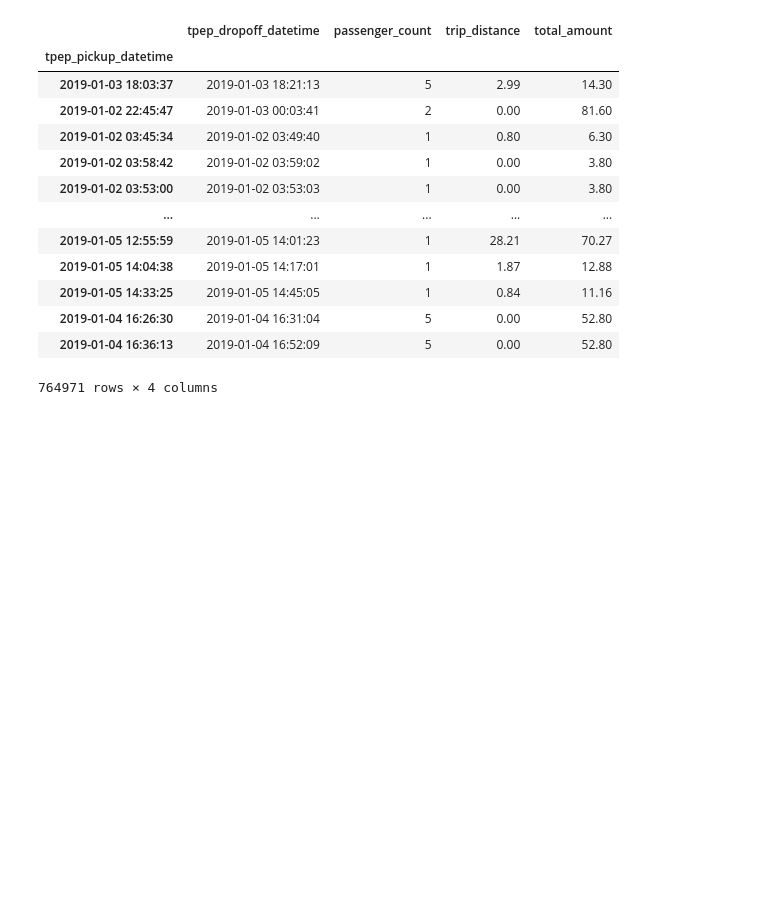
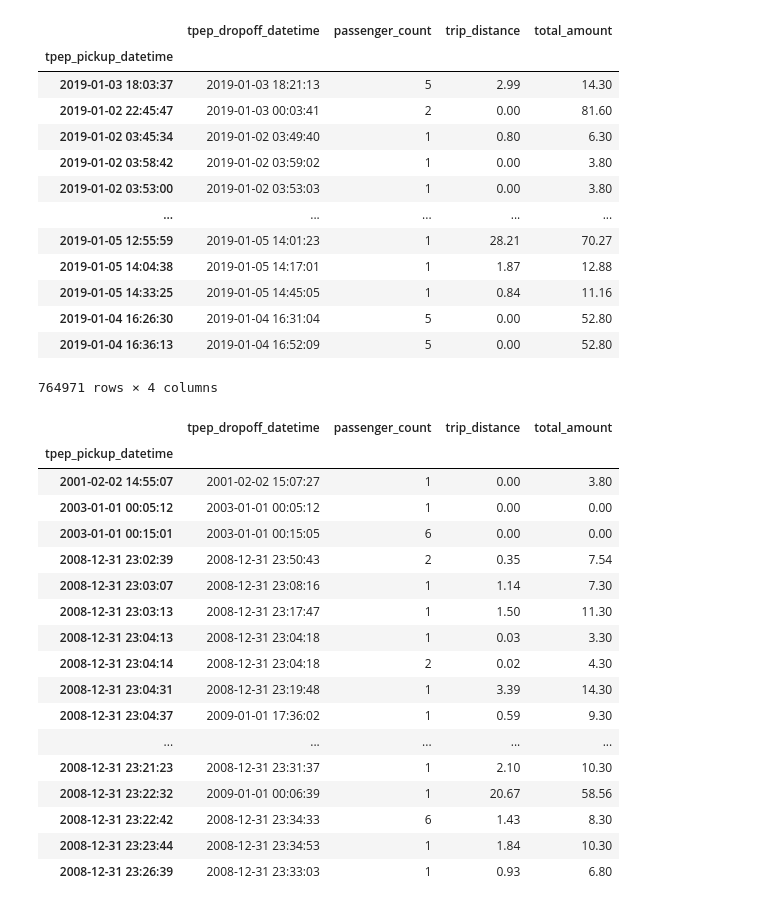
Before and after one commit to reuven/oreilly-2022-07July-analytics, a Jupyter notebook: 2022-08Aug-23.ipynb, the cells around one changed output. Drawn from its saved outputs; the diff is of its cells as text; code cells hidden in the pictures; blank space fills up the shorter version.

```diff
--- a/2022-08Aug-23.ipynb
+++ b/2022-08Aug-23.ipynb
@@ -1734,3 +1734,27 @@ df.loc['2019-01-02 03:45:00':'2019-01-05 14:46:00']
 | 2019-01-04 16:26:30 | 2019-01-04 16:31:04 | 5 | 0.00 | 52.80 |
 | 2019-01-04 16:36:13 | 2019-01-04 16:52:09 | 5 | 0.00 | 52.80 |
 764971 rows × 4 columns
+# %%
+# we can solve this problem by sorting the data frame by index
+
+df = df.sort_index()
+df.head(20)
+# %% [output]
+|  | tpep_dropoff_datetime | passenger_count | trip_distance | total_amount |
+| tpep_pickup_datetime |  |  |  |  |
+| 2001-02-02 14:55:07 | 2001-02-02 15:07:27 | 1 | 0.00 | 3.80 |
+| 2003-01-01 00:05:12 | 2003-01-01 00:05:12 | 1 | 0.00 | 0.00 |
+| 2003-01-01 00:15:01 | 2003-01-01 00:15:05 | 6 | 0.00 | 0.00 |
+| 2008-12-31 23:02:39 | 2008-12-31 23:50:43 | 2 | 0.35 | 7.54 |
+| 2008-12-31 23:03:07 | 2008-12-31 23:08:16 | 1 | 1.14 | 7.30 |
+| 2008-12-31 23:03:13 | 2008-12-31 23:17:47 | 1 | 1.50 | 11.30 |
+| 2008-12-31 23:04:13 | 2008-12-31 23:04:18 | 1 | 0.03 | 3.30 |
+| 2008-12-31 23:04:14 | 2008-12-31 23:04:18 | 2 | 0.02 | 4.30 |
+| 2008-12-31 23:04:31 | 2008-12-31 23:19:48 | 1 | 3.39 | 14.30 |
+| 2008-12-31 23:04:37 | 2009-01-01 17:36:02 | 1 | 0.59 | 9.30 |
+| ... | ... | ... | ... | ... |
+| 2008-12-31 23:21:23 | 2008-12-31 23:31:37 | 1 | 2.10 | 10.30 |
+| 2008-12-31 23:22:32 | 2009-01-01 00:06:39 | 1 | 20.67 | 58.56 |
+| 2008-12-31 23:22:42 | 2008-12-31 23:34:33 | 6 | 1.43 | 8.30 |
+| 2008-12-31 23:23:44 | 2008-12-31 23:34:53 | 1 | 1.84 | 10.30 |
+| 2008-12-31 23:26:39 | 2008-12-31 23:33:03 | 1 | 0.93 | 6.80 |
```
Also changed, not shown: parts of 1 cell of this notebook.
